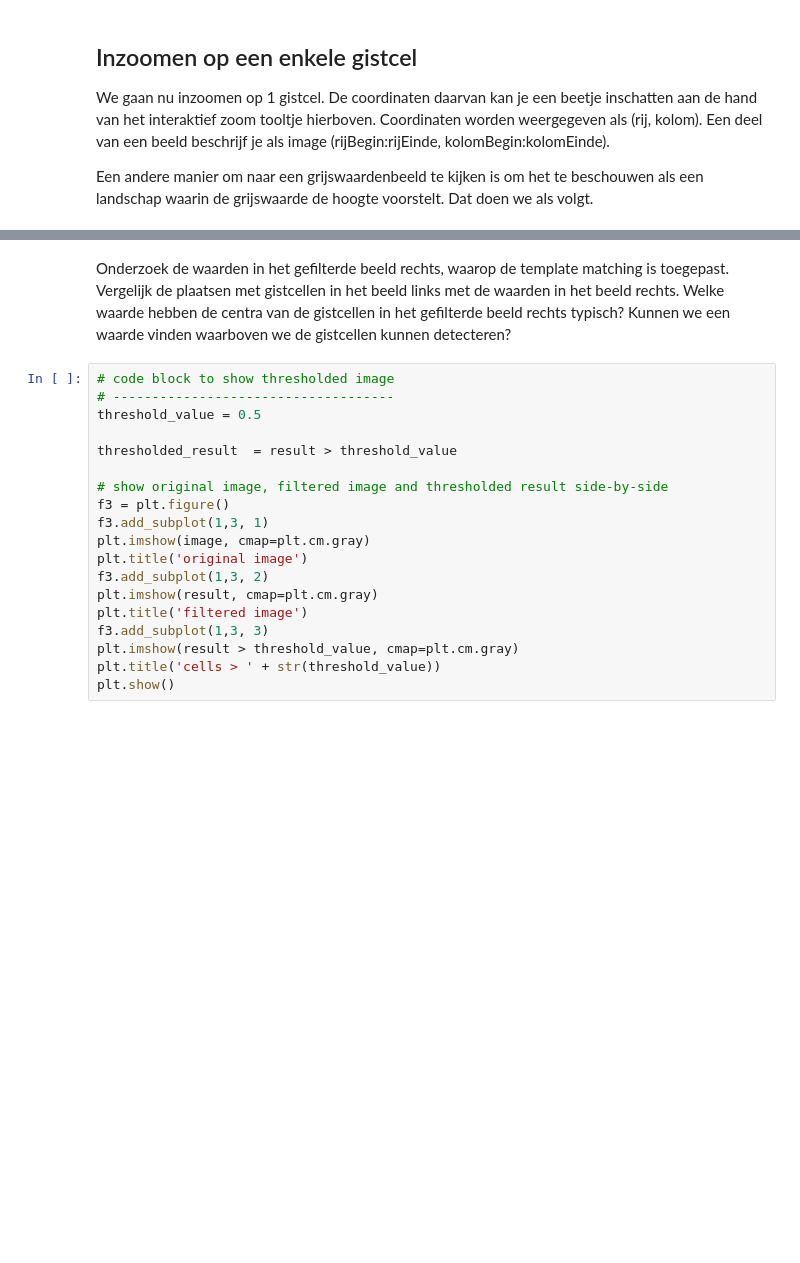
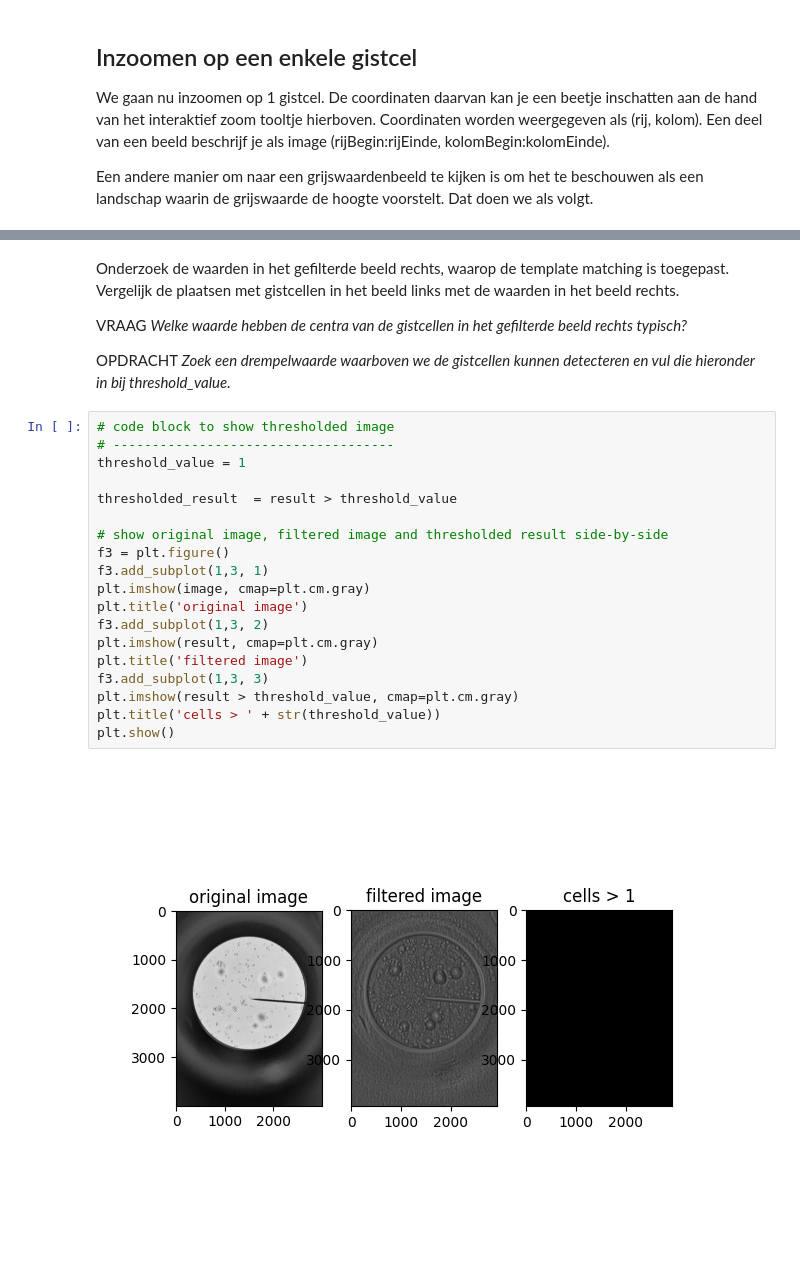
Before and after one commit to roel31415/gistcellen, a Jupyter notebook: gistcellen.ipynb, the cells around one changed output, grey strips where cells are left out. Saved outputs shown, nothing was run; the diff lists cells and outputs as text; blank space fills up the shorter version.

```diff
--- a/gistcellen.ipynb
+++ b/gistcellen.ipynb
@@ -117,24 +124,30 @@ plt.show()
 # %% [markdown]
-Onderzoek de waarden in het gefilterde beeld rechts, waarop de template matching is toegepast. Vergelijk de plaatsen met gistcellen in het beeld links met de waarden in het beeld rechts. Welke waarde hebben de centra van de gistcellen in het gefilterde beeld rechts typisch? Kunnen we een waarde vinden waarboven we de gistcellen kunnen detecteren?
+Onderzoek de waarden in het gefilterde beeld rechts, waarop de template matching is toegepast. Vergelijk de plaatsen met gistcellen in het beeld links met de waarden in het beeld rechts.
+
+VRAAG *Welke waarde hebben de centra van de gistcellen in het gefilterde beeld rechts typisch?*
+
+OPDRACHT *Zoek een drempelwaarde waarboven we de gistcellen kunnen detecteren en vul die hieronder in bij threshold_value.*
 # %%
 # code block to show thresholded image
 # ------------------------------------
-threshold_value = 0.5
+threshold_value = 1
 
 thresholded_result  = result > threshold_value
 
 # show original image, filtered image and thresholded result side-by-side
 f3 = plt.figure()
 f3.add_subplot(1,3, 1)
 plt.imshow(image, cmap=plt.cm.gray)
 plt.title('original image')
 f3.add_subplot(1,3, 2)
 plt.imshow(result, cmap=plt.cm.gray)
 plt.title('filtered image')
 f3.add_subplot(1,3, 3)
 plt.imshow(result > threshold_value, cmap=plt.cm.gray)
 plt.title('cells > ' + str(threshold_value))
 plt.show()
+# %% [output]
+[figure, added]
 # %%
 # code block to label all the blobs and count them
 # ---------------------------------------------------------
```
Also changed, not shown: parts of 7 cells of this notebook.
